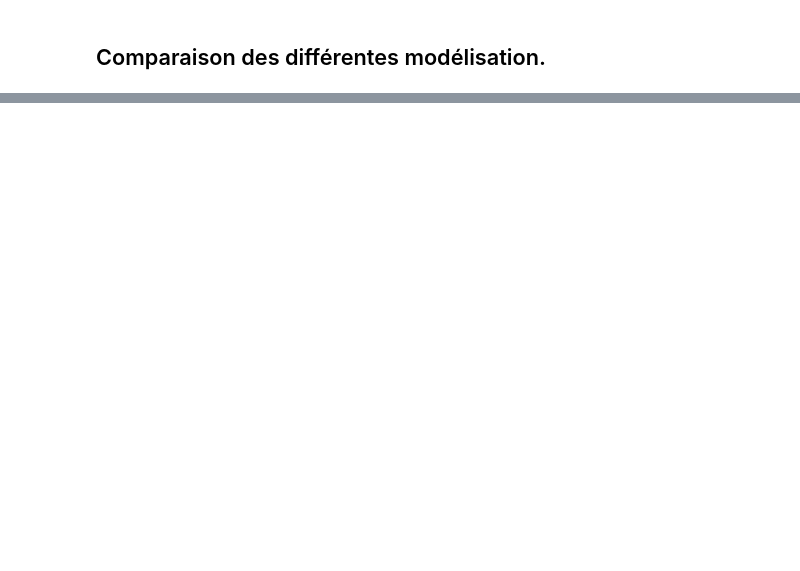
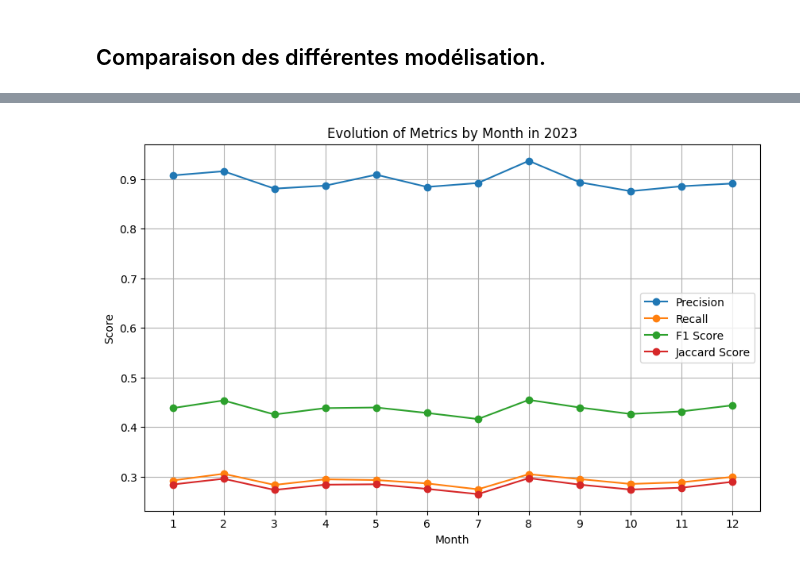
Before and after one commit to Aqlice/MLE-P5, a Jupyter notebook: supervised.ipynb, the cells around one changed output, grey strips where cells are left out. Saved outputs shown, nothing was run; the diff lists cells and outputs as text; code cells hidden in the pictures; blank space fills up the shorter version.

```diff
--- a/supervised.ipynb
+++ b/supervised.ipynb
@@ -720,0 +812,3 @@ mlflow.end_run()
+# %%
+data_stab = pd.read_csv('Data/df_stab.csv')
+data_stab.head()
@@ -720,0 +822,7 @@ mlflow.end_run()
+# %%
+data_stab['date'] = pd.to_datetime(data_stab['CreationDate'])
+data_stab['year'] = data_stab['date'].dt.year
+data_stab['month'] = data_stab['date'].dt.month
+data_stab.drop(['CreationDate'], axis=1, inplace=True)
+display(data_stab.head())
+print(data_stab.shape)
@@ -720,0 +905,34 @@ mlflow.end_run()
+# %%
+import matplotlib.pyplot as plt
+
+# Initialize lists to store metric values
+precision_values = []
+recall_values = []
+f1_score_values = []
+jaccard_score_values = []
+
+# Extract metric values from the scores dictionary
+for month in range(1, 13):
+    precision_values.append(scores[month]['Precision'])
+    recall_values.append(scores[month]['Recall'])
+    f1_score_values.append(scores[month]['F1 Score'])
+    jaccard_score_values.append(scores[month]['Jaccard Score'])
+
+# Plotting
+months = range(1, 13)
+plt.figure(figsize=(10, 6))
+
+plt.plot(months, precision_values, label='Precision', marker='o')
+plt.plot(months, recall_values, label='Recall', marker='o')
+plt.plot(months, f1_score_values, label='F1 Score', marker='o')
+plt.plot(months, jaccard_score_values, label='Jaccard Score', marker='o')
+
+plt.title('Evolution of Metrics by Month in 2023')
+plt.xlabel('Month')
+plt.ylabel('Score')
+plt.xticks(months)  # Ensure all months are shown
+plt.legend()
+plt.grid(True)
+plt.show()
+# %% [output]
+[figure, added]
```
Also changed, not shown: parts of 34 cells of this notebook.
